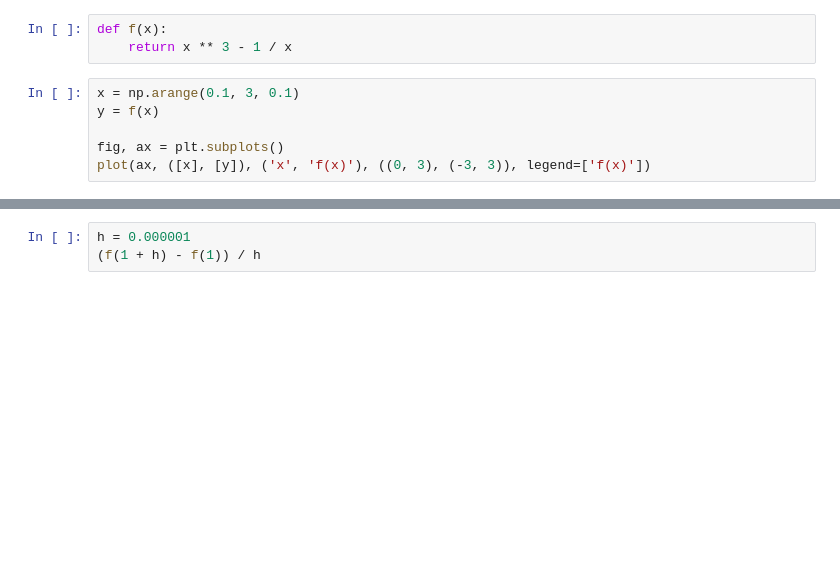
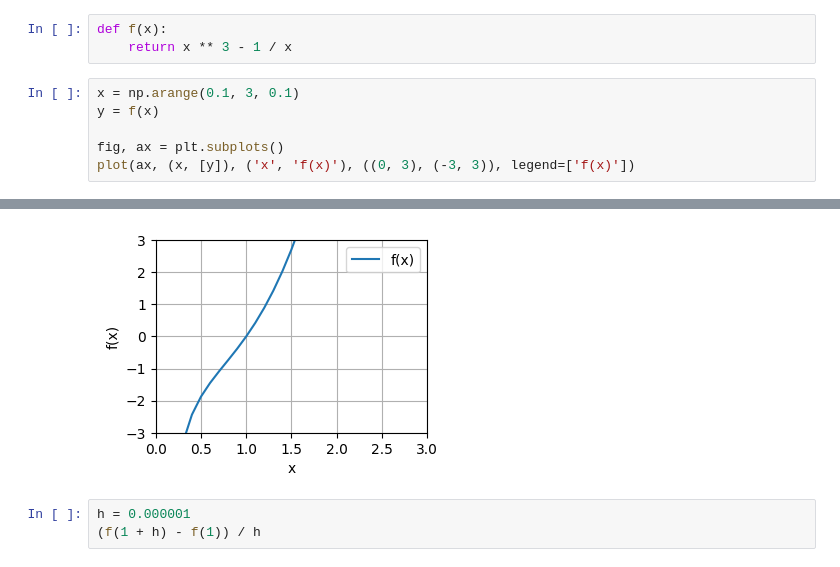
Before and after one commit to annajcy/learn_d2l, a Jupyter notebook: chap2/2.4_calculus.ipynb, the cells around one changed output, grey strips where cells are left out. Cells and saved outputs as stored; diff of their text form; blank space fills up the shorter version.

```diff
--- a/chap2/2.4_calculus.ipynb
+++ b/chap2/2.4_calculus.ipynb
@@ -88,5 +84,5 @@ x = np.arange(0.1, 3, 0.1)
 y = f(x)
 
 fig, ax = plt.subplots()
-plot(ax, ([x], [y]), ('x', 'f(x)'), ((0, 3), (-3, 3)), legend=['f(x)'])
+plot(ax, (x, [y]), ('x', 'f(x)'), ((0, 3), (-3, 3)), legend=['f(x)'])
 # %% [output]
@@ -94,3 +89,4 @@ plot(ax, ([x], [y]), ('x', 'f(x)'), ((0, 3), (-3, 3)), legend=['f(x)'])
+[figure, added]
 # %%
 h = 0.000001
 (f(1 + h) - f(1)) / h
```
Also changed, not shown: parts of 4 cells of this notebook, 9 other files.
